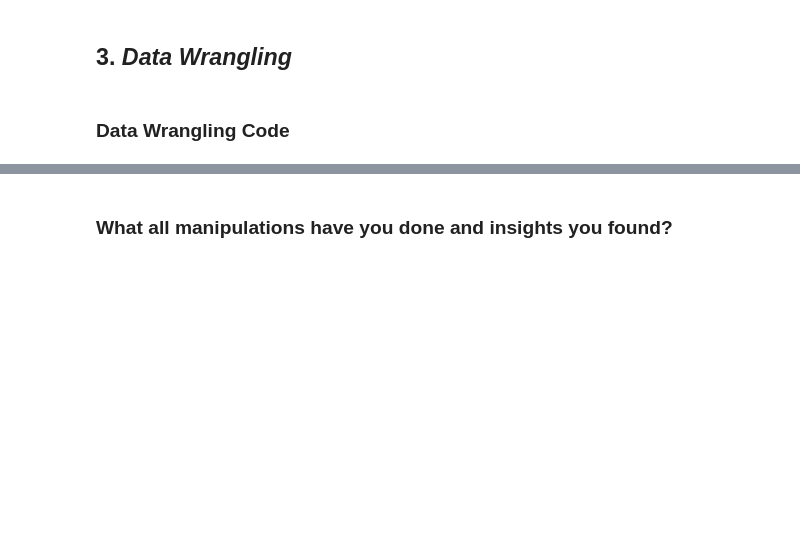
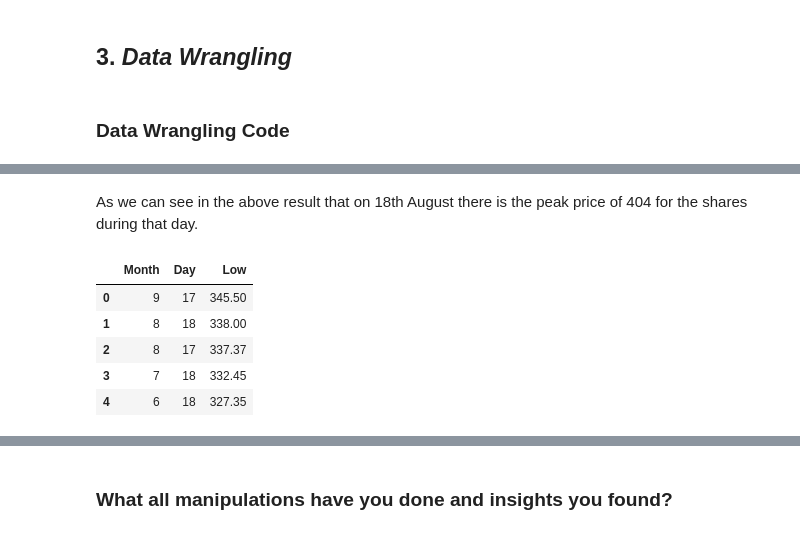
Before and after one commit to Rohankukwas/Yes-Bank-Stock-Closing-Price-Prediction, a Jupyter notebook: ML_Yes_Bank_Stock_Closing_Price_Prediction_ML_Submission.ipynb, the cells around one changed output, grey strips where cells are left out. Saved outputs shown, nothing was run; the diff lists cells and outputs as text; code cells hidden in the pictures; blank space fills up the shorter version.

```diff
--- a/ML_Yes_Bank_Stock_Closing_Price_Prediction_ML_Submission.ipynb
+++ b/ML_Yes_Bank_Stock_Closing_Price_Prediction_ML_Submission.ipynb
@@ -229,0 +278,14 @@ df1.head()
+# %% [markdown]
+As we can see in the above result that on 18th August there is the peak price of 404 for the shares during that day.
+# %%
+# 5 Maximum Low values shares as per Day and month
+top_Low_values_by_day_month = df1.groupby(['Month','Day'],as_index=False)['Low'].max().sort_values(by='Low',ascending=False)\
+.nlargest(5, columns='Low').reset_index(drop=True)
+top_Low_values_by_day_month
+# %% [output]
+|  | Month | Day | Low |
+| 0 | 9 | 17 | 345.50 |
+| 1 | 8 | 18 | 338.00 |
+| 2 | 8 | 17 | 337.37 |
+| 3 | 7 | 18 | 332.45 |
+| 4 | 6 | 18 | 327.35 |
```
Also changed, not shown: parts of 8 cells of this notebook.
